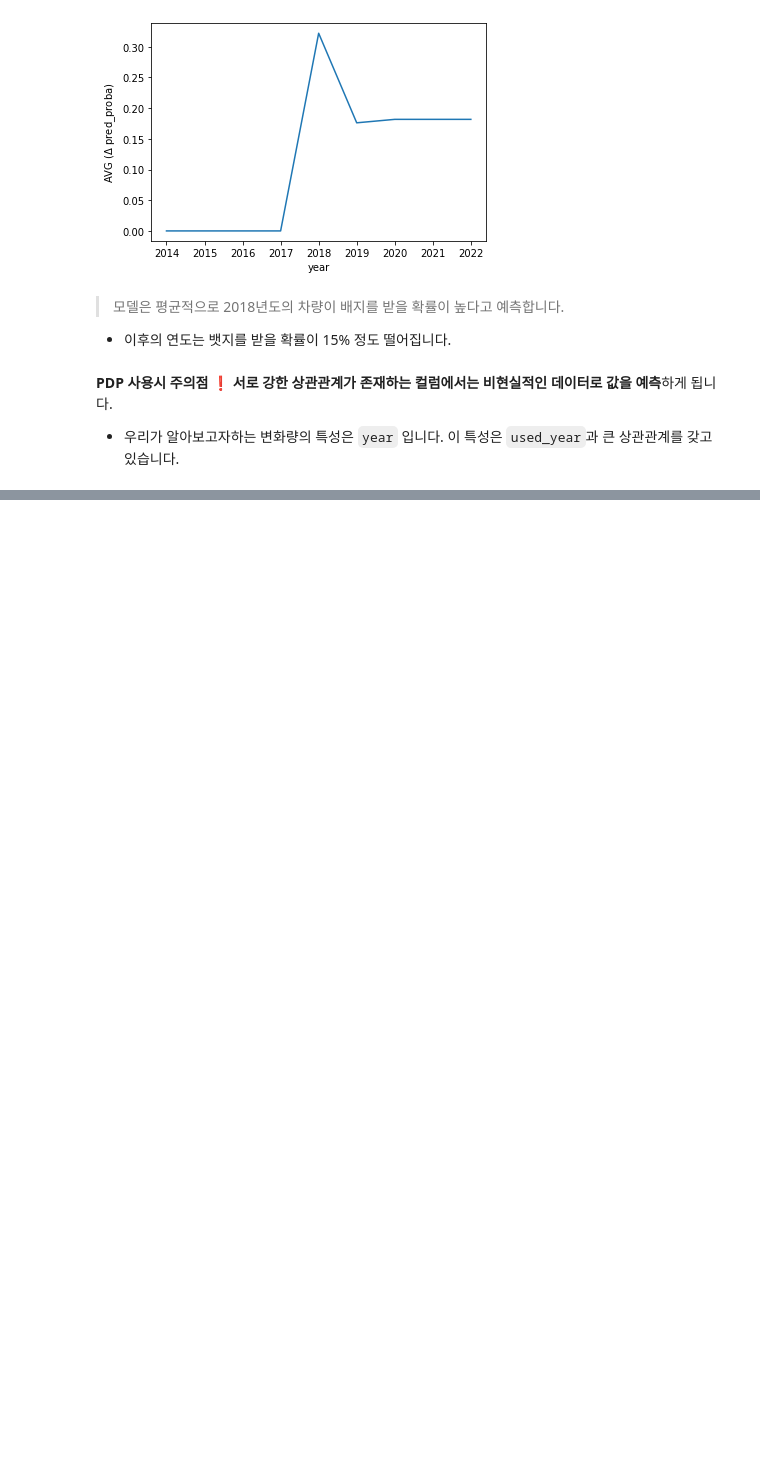
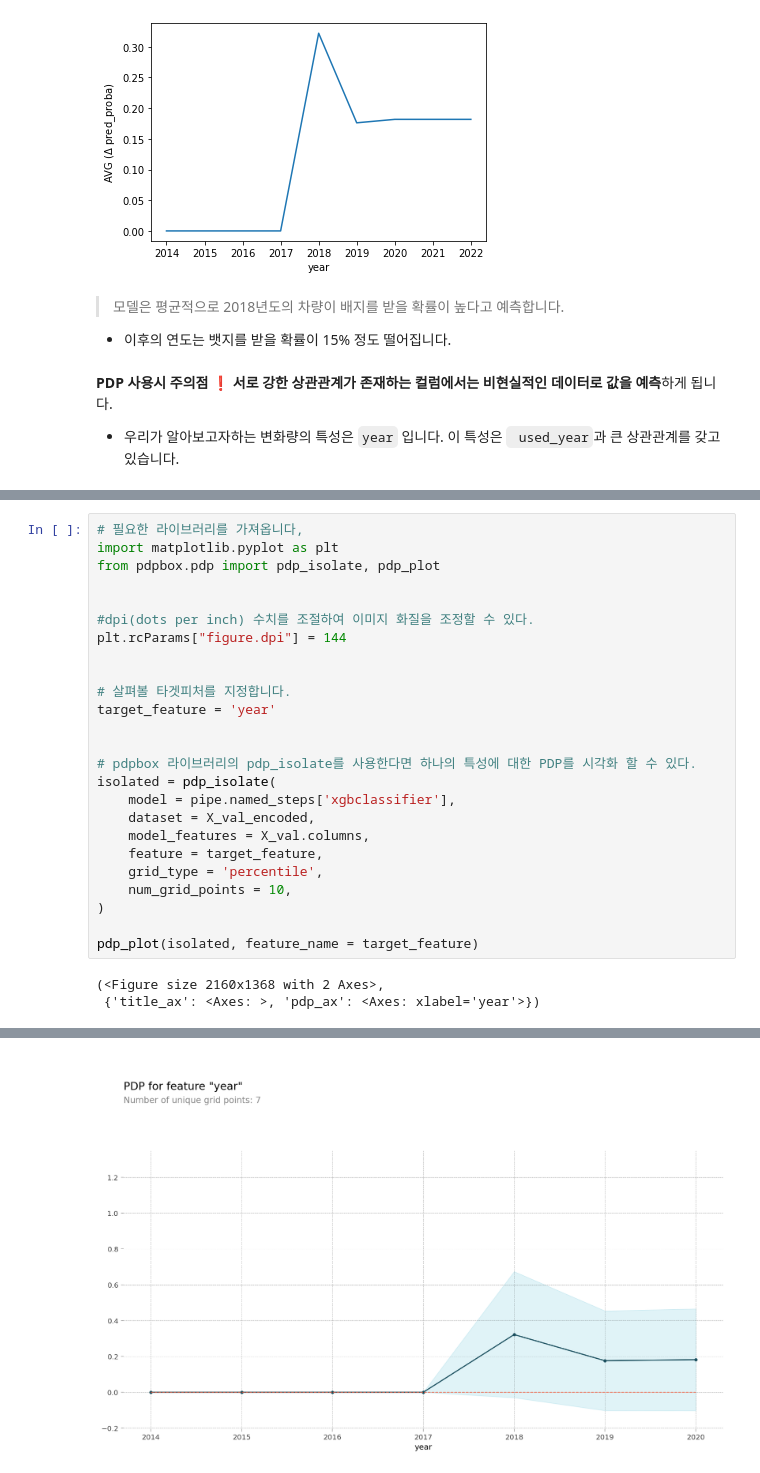
Before and after one commit to 00150/AI_07_JYP_Project_section_02, a Jupyter notebook: Classification_Used_car_modeling.ipynb, the cells around one changed output, grey strips where cells are left out. Saved outputs shown, nothing was run; the diff lists cells and outputs as text; blank space fills up the shorter version.

```diff
--- a/Classification_Used_car_modeling.ipynb
+++ b/Classification_Used_car_modeling.ipynb
@@ -1470,0 +1494,28 @@ plt.show()
+# %%
+# 필요한 라이브러리를 가져옵니다,
+import matplotlib.pyplot as plt
+from pdpbox.pdp import pdp_isolate, pdp_plot
+
+
+#dpi(dots per inch) 수치를 조절하여 이미지 화질을 조정할 수 있다.
+plt.rcParams["figure.dpi"] = 144
+
+
+# 살펴볼 타겟피처를 지정합니다.
+target_feature = 'year'
+
+
+# pdpbox 라이브러리의 pdp_isolate를 사용한다면 하나의 특성에 대한 PDP를 시각화 할 수 있다.
+isolated = pdp_isolate(
+    model = pipe.named_steps['xgbclassifier'],
+    dataset = X_val_encoded,
+    model_features = X_val.columns,
+    feature = target_feature,
+    grid_type = 'percentile',
+    num_grid_points = 10,
+)
+
+pdp_plot(isolated, feature_name = target_feature)
+# %% [output]
+(<Figure size 2160x1368 with 2 Axes>,
+ {'title_ax': <Axes: >, 'pdp_ax': <Axes: xlabel='year'>})
@@ -1470,0 +1539 @@ plt.show()
+[figure, added]
```
Also changed, not shown: parts of 10 cells of this notebook.
